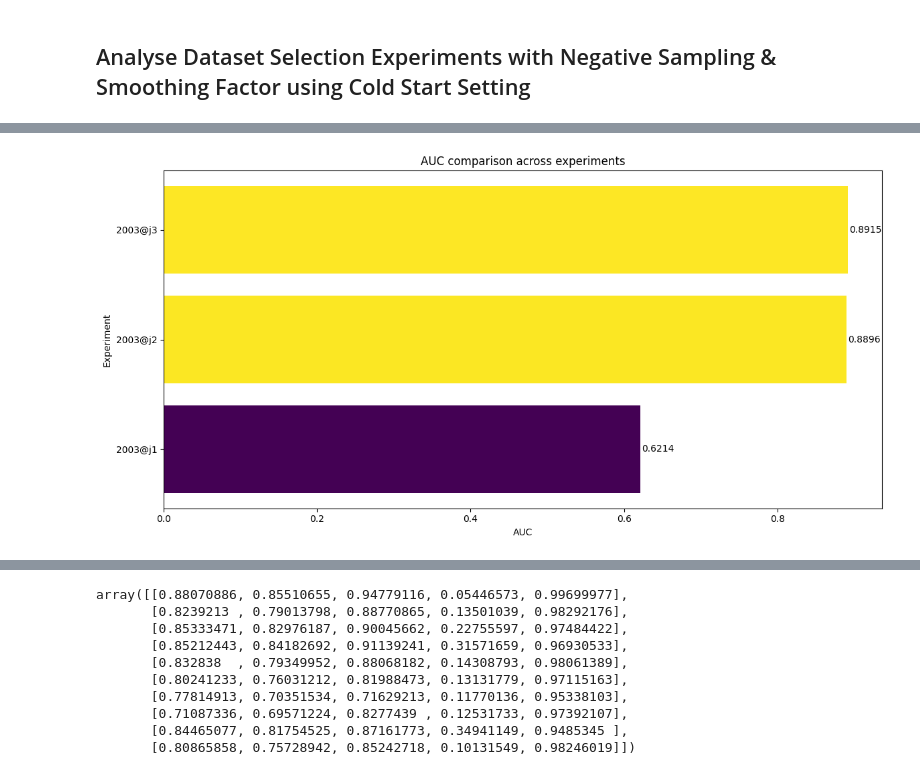
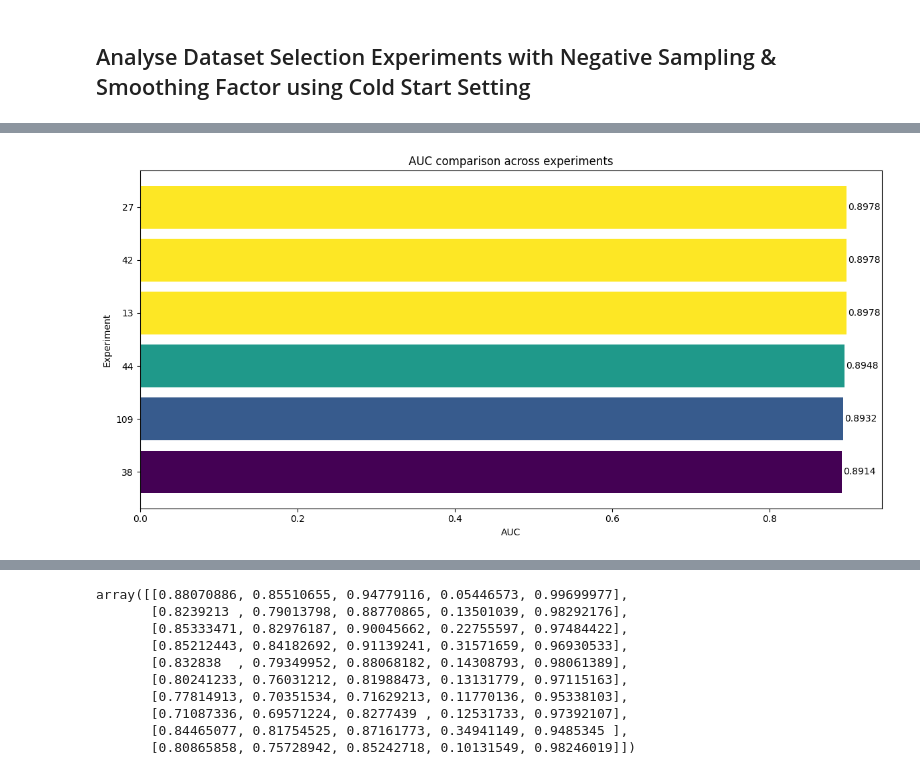
Before and after one commit to Gavision97/MAFusionPPI, a Jupyter notebook: jupterlab/analyse_exp_res_ds_smoo_neg.ipynb, the cells around one changed output, grey strips where cells are left out. Cells and saved outputs as stored; diff of their text form; code cells hidden in the pictures.

Commit message:
06/04 - testing best hyperparam @ 10 exp

```diff
--- a/jupterlab/analyse_exp_res_ds_smoo_neg.ipynb
+++ b/jupterlab/analyse_exp_res_ds_smoo_neg.ipynb
@@ -54,6 +54,9 @@ def avg_fold_metrics(fold_value):
 
     arr = np.array(fold_value, dtype=float)   # shape should be (10, 5)
     return [round(x, 5) for x in arr.mean(axis=0).tolist()]
+# %%
+HYPERPARAM_SEARCH_PATH = "/home/gavrilev/DLResearchPPI/PPI Research/src_/results/result_tables/final_results/hyperparam_search_2503.csv"
+PREPROCESSED_HYPERPARAM_SEARCH_PATH = '/home/gavrilev/DLResearchPPI/PPI Research/src_/results/result_tables/final_results/hyperparam_search_2503_preprocessed_.csv'
 # %%
 EXP_0303_PATH = '/home/gavrilev/DLResearchPPI/PPI Research/src_/results/result_tables/cold_eval_neg_smoo_0103_full_.csv'
 EXP_0803_PATH = '/home/gavrilev/DLResearchPPI/PPI Research/src_/results/result_tables/cold_eval_neg_smoo_0803.csv'
@@ -73,6 +76,6 @@ PREPROCESSED_EXP_1503_PATH =  '/home/gavrilev/DLResearchPPI/PPI Research/src_/re
 PREPROCESSED_EXP_1703_PATH =  '/home/gavrilev/DLResearchPPI/PPI Research/src_/results/result_tables/final_results/cold_eval_neg_smoo_1703full_preprocessed_.csv'
 PREPROCESSED_EXP_2003_PATH =  '/home/gavrilev/DLResearchPPI/PPI Research/src_/results/result_tables/final_results/cold_both_eval_2003full_preprocessed_.csv'
 # %%
-exp_df = pd.read_csv(EXP_2003_VPATH).iloc[:-1, :]
+exp_df = pd.read_csv(HYPERPARAM_SEARCH_PATH).iloc[:-1, :]
 exp_df
 # %% [output]
@@ -82,0 +95,3 @@ exp_df
+# %%
+exp_df["exp"] = range(1, len(exp_df) + 1)
+exp_df.head(2)
@@ -180,6 +202,46 @@ def parse_if_string(x):
         except Exception:
             return x
     return x
+# %%
+df = exp_df.copy()
+df["folds_statistics"] = df["folds_statistics"].apply(parse_if_string)
+df = df[df["folds_statistics"].apply(lambda x: isinstance(x, (list, tuple)) and len(x) == 5)].copy()
+
+metric_names = ["AUC", "AUPR", "Precision", "Sensitivity", "Specificity"]
+for i, metric in enumerate(metric_names):
+    df[metric] = df["folds_statistics"].apply(lambda x: x[i])
+
+# keep original experiment names
+df["exp_clean"] = df["exp"].astype(str).str.replace("dataset_", "", regex=False)
+
+# sort by best AUC and keep top 5
+df = df.sort_values("AUC", ascending=True).reset_index(drop=True)
+df = df.tail(6).copy()
+
+# create colors according to AUC values
+norm = mcolors.Normalize(vmin=df["AUC"].min(), vmax=df["AUC"].max())
+colors = cm.viridis(norm(df["AUC"]))
+
+# plotting pipeline ..
+plt.figure(figsize=(12,6))
+bars = plt.barh(df["exp_clean"], df["AUC"], color=colors)
+
+plt.title("AUC comparison across experiments")
+plt.xlabel("AUC")
+plt.ylabel("Experiment")
+
+for bar, value in zip(bars, df["AUC"]):
+    plt.text(
+        bar.get_width() + 0.002,
+        bar.get_y() + bar.get_height()/2,
+        f"{value:.4f}",
+        va="center"
+    )
+
+plt.tight_layout()
+plt.show()
+# %% [output]
+[figure, added]
 # %%
 
 df = exp_df.copy()
@@ -193,6 +255,7 @@ for i, metric in enumerate(metric_names):
 
 df["exp_clean"] = df["exp"].str.replace("dataset_", "", regex=False) # remove "dataset_" from experiment names
 df = df.sort_values("AUC", ascending=True).reset_index(drop=True) # sort by AUC
+df = df.head(5) # best 5
 
 # create colors according to AUC values
 norm = mcolors.Normalize(vmin=df["AUC"].min(), vmax=df["AUC"].max())
@@ -216,8 +279,6 @@ for bar, value in zip(bars, df["AUC"]):
 
 plt.tight_layout()
 plt.show()
-# %% [output]
-[figure, removed]
 # %%
 exp_df
 # %% [output]
```
Also changed, not shown: parts of 11 cells of this notebook, 13 other files.
